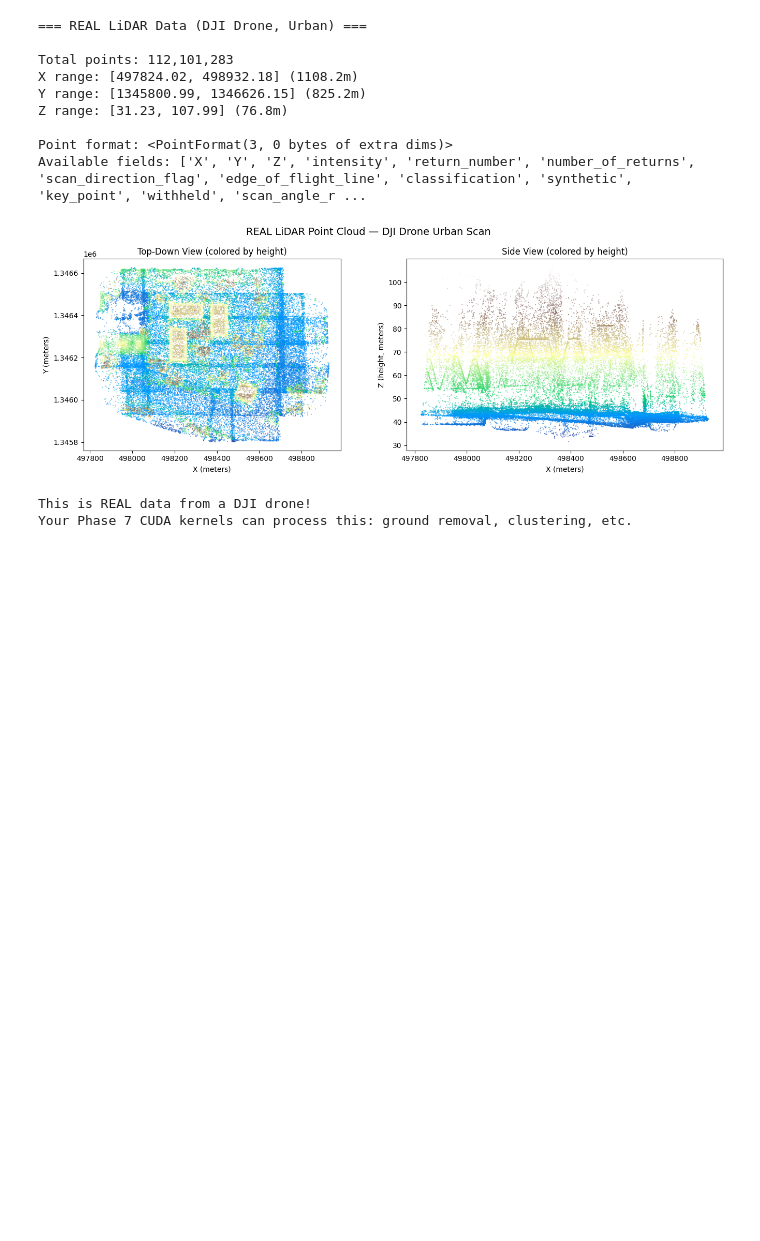
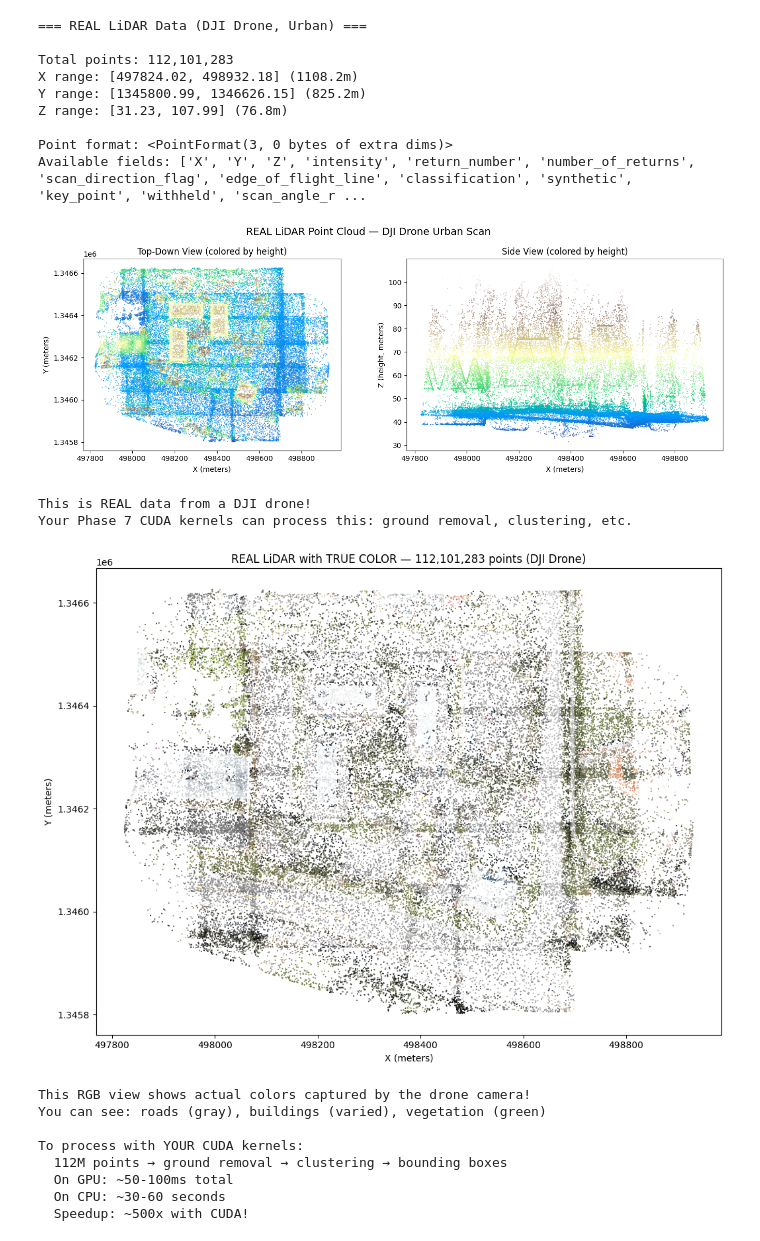
Before and after one commit to ashokmulchandani/CUDA-GPU-Colab-Computer-Vision-Project-Ashok-1, a Jupyter notebook: LIdar_vs_Photogrammetry_data.ipynb, the cells around one changed output. Cells and saved outputs as stored; diff of their text form; code cells hidden in the pictures; blank space fills up the shorter version.

```diff
--- a/LIdar_vs_Photogrammetry_data.ipynb
+++ b/LIdar_vs_Photogrammetry_data.ipynb
@@ -219,3 +147,34 @@ print(f"Your Phase 7 CUDA kernels can process this: ground removal, clustering,
 [figure]
 This is REAL data from a DJI drone!
 Your Phase 7 CUDA kernels can process this: ground removal, clustering, etc.
+# %%
+# Show with RGB color (this data has color from drone camera!)
+if hasattr(las, 'red'):
+    colors = np.column_stack([las.red, las.green, las.blue])[idx] / 65535.0
+
+    fig, ax = plt.subplots(1, 1, figsize=(12, 8))
+    ax.scatter(sample[:,0], sample[:,1], c=colors, s=0.2)
+    ax.set_title(f'REAL LiDAR with TRUE COLOR — {len(las.points):,} points (DJI Drone)')
+    ax.set_xlabel('X (meters)')
+    ax.set_ylabel('Y (meters)')
+    ax.set_aspect('equal')
+    plt.tight_layout()
+    plt.show()
+
+    print("This RGB view shows actual colors captured by the drone camera!")
+    print("You can see: roads (gray), buildings (varied), vegetation (green)")
+    print(f"\nTo process with YOUR CUDA kernels:")
+    print(f"  112M points → ground removal → clustering → bounding boxes")
+    print(f"  On GPU: ~50-100ms total")
+    print(f"  On CPU: ~30-60 seconds")
+    print(f"  Speedup: ~500x with CUDA!")
+# %% [output]
+[figure, added]
+This RGB view shows actual colors captured by the drone camera!
+You can see: roads (gray), buildings (varied), vegetation (green)
+
+To process with YOUR CUDA kernels:
+  112M points → ground removal → clustering → bounding boxes
+  On GPU: ~50-100ms total
+  On CPU: ~30-60 seconds
+  Speedup: ~500x with CUDA!
```
Also changed, not shown: parts of 3 cells of this notebook.
